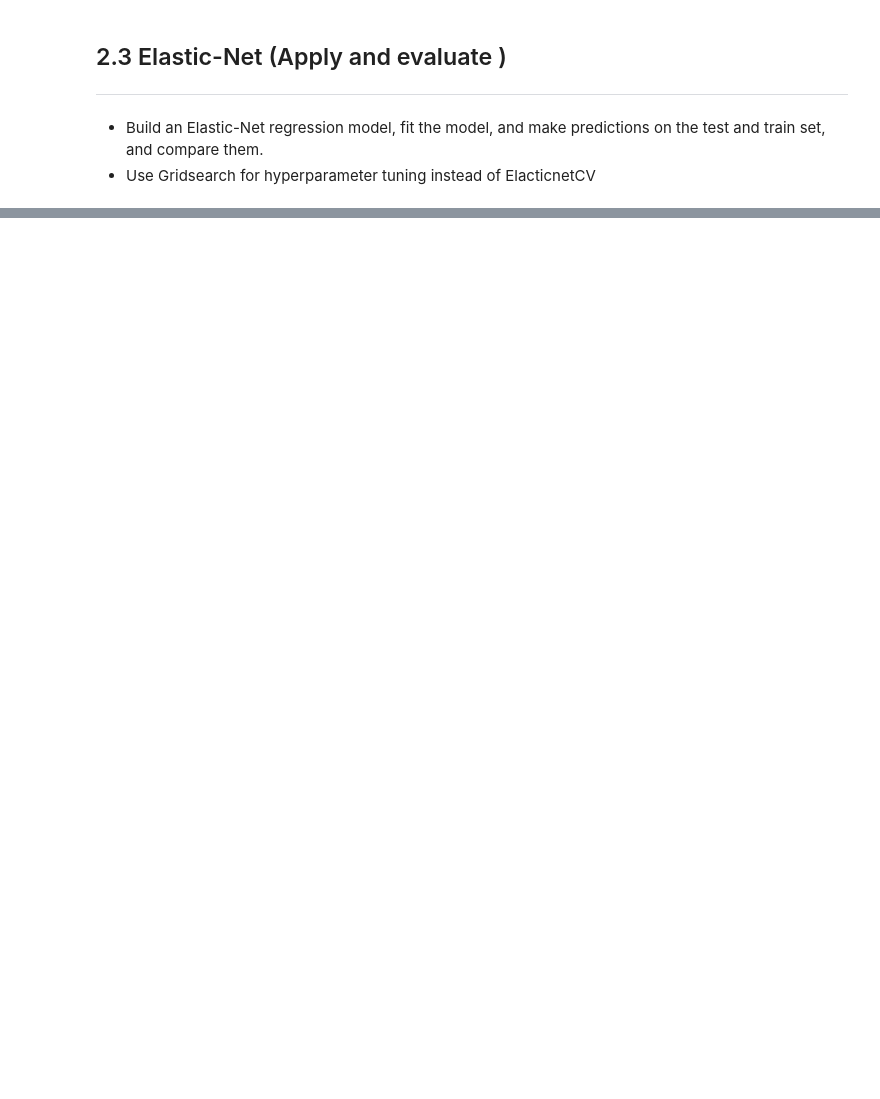
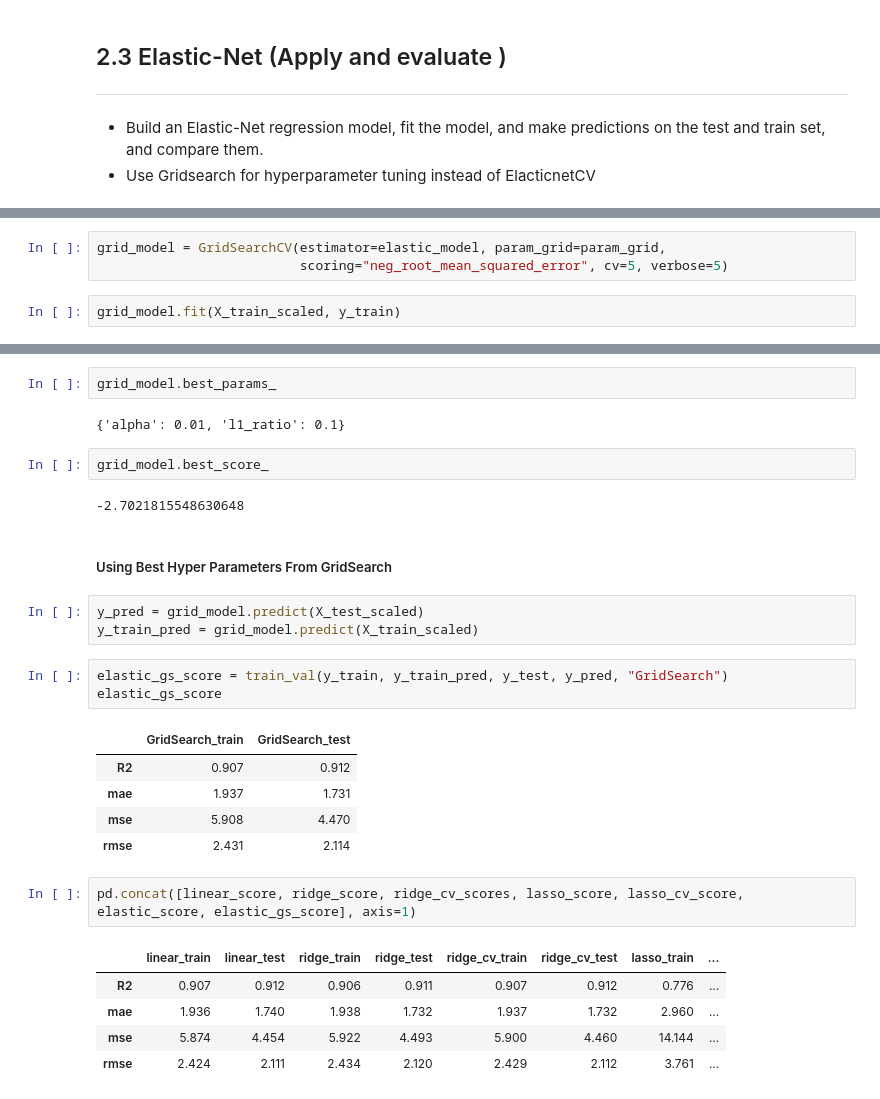
Before and after one commit to firatolcum/Clarusway_Machine_Learning_Course, a Jupyter notebook: ML - Case Study_1 -Concrete Slump Test Prediction/cement_slump_notebook_blank.ipynb, the cells around one changed output, grey strips where cells are left out. Saved outputs shown, nothing was run; the diff lists cells and outputs as text; blank space fills up the shorter version.

Commit message:
ML - Case Study_1 -Concrete Slump Test Prediction/

```diff
--- a/ML - Case Study_1 -Concrete Slump Test Prediction/cement_slump_notebook_blank.ipynb
+++ b/ML - Case Study_1 -Concrete Slump Test Prediction/cement_slump_notebook_blank.ipynb
@@ -167,0 +540,5 @@ X_train, X_test, y_train, y_test = train_test_split(X, y, test_size=0.2, random_
+# %%
+grid_model = GridSearchCV(estimator=elastic_model, param_grid=param_grid,
+                          scoring="neg_root_mean_squared_error", cv=5, verbose=5)
+# %%
+grid_model.fit(X_train_scaled, y_train)
@@ -168,3 +567,33 @@ X_train, X_test, y_train, y_test = train_test_split(X, y, test_size=0.2, random_
+# %%
+grid_model.best_params_
+# %% [output]
+{'alpha': 0.01, 'l1_ratio': 0.1}
+# %%
+grid_model.best_score_
+# %% [output]
+-2.7021815548630648
+# %% [markdown]
+##### Using Best Hyper Parameters From GridSearch
+# %%
+y_pred = grid_model.predict(X_test_scaled)
+y_train_pred = grid_model.predict(X_train_scaled)
+# %%
+elastic_gs_score = train_val(y_train, y_train_pred, y_test, y_pred, "GridSearch")
+elastic_gs_score
+# %% [output]
+|  | GridSearch_train | GridSearch_test |
+| R2 | 0.907 | 0.912 |
+| mae | 1.937 | 1.731 |
+| mse | 5.908 | 4.470 |
+| rmse | 2.431 | 2.114 |
+# %%
+pd.concat([linear_score, ridge_score, ridge_cv_scores, lasso_score, lasso_cv_score, elastic_score, elastic_gs_score], axis=1)
+# %% [output]
+|  | linear_train | linear_test | ridge_train | ridge_test | ridge_cv_train | ridge_cv_test | lasso_train | ... |
+| R2 | 0.907 | 0.912 | 0.906 | 0.911 | 0.907 | 0.912 | 0.776 | ... |
+| mae | 1.936 | 1.740 | 1.938 | 1.732 | 1.937 | 1.732 | 2.960 | ... |
+| mse | 5.874 | 4.454 | 5.922 | 4.493 | 5.900 | 4.460 | 14.144 | ... |
+| rmse | 2.424 | 2.111 | 2.434 | 2.120 | 2.429 | 2.112 | 3.761 | ... |
 # %% [markdown]
 ___
 
```
Also changed, not shown: parts of 59 cells of this notebook, 1 other file.
